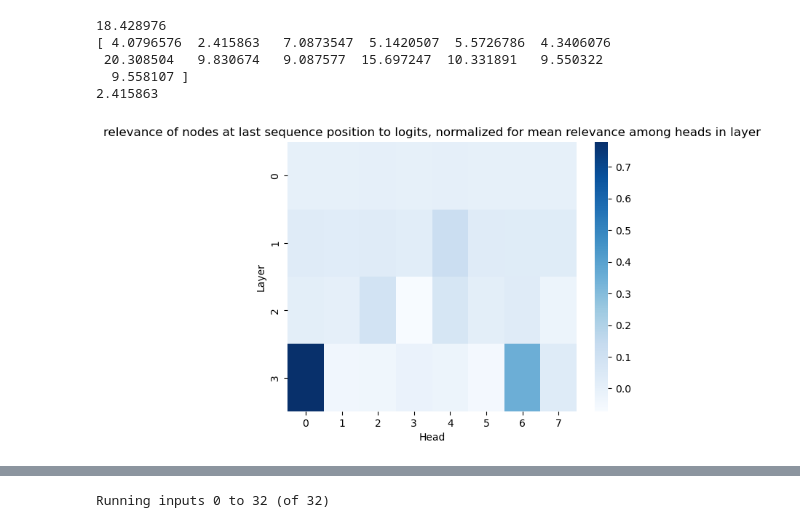
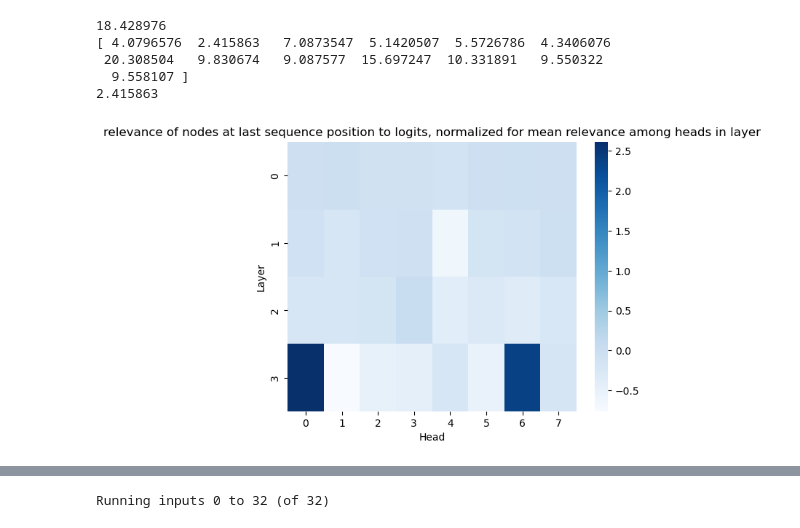
Before and after one commit to adelaidehsu/CD_Circuit, a Jupyter notebook: notebooks/docstring_exploration.ipynb, the cells around one changed output, grey strips where cells are left out. Saved outputs shown, nothing was run; the diff lists cells and outputs as text; code cells hidden in the pictures.

```diff
--- a/notebooks/docstring_exploration.ipynb
+++ b/notebooks/docstring_exploration.ipynb
@@ -484,51 +542,14 @@ print(np.min(diffs))
  20.308504   9.830674   9.087577  15.697247  10.331891   9.550322
   9.558107 ]
 2.415863
-# %%
-text = prompts[prompt_idx].clean_prompt
-
-relevances = np.zeros((num_layers, seq_len, num_attention_heads))
-tokens = model.to_str_tokens(text) # NOT to_tokens(text)
-Result = collections.namedtuple('Result', ('ablation_set', 'score'))
-results = []
-
-for layer_idx in range(num_layers):
-    for seq_pos in range(seq_len):
-        for head_idx in range(num_attention_heads):
-            score = 0
-            decomp = out_decomps[layer_idx * seq_len * num_attention_heads + seq_pos * num_attention_heads + head_idx]
-            correct_logit_idx = model.to_single_token(tokens[pos_labels.index("C_def")])
-            rel_correct_logit = decomp.rel[0, -1, correct_logit_idx]
-            incorrect_seq_idxs = [pos_labels.index("A_def"), pos_labels.index("B_def"),
-                             pos_labels.index("rand0"),
-                             pos_labels.index("rand1"),
-                             pos_labels.index("rand2"),
-                             pos_labels.index("rand3"),
-                             pos_labels.index("rand4"),
-                             pos_labels.index("rand5"),
-                             pos_labels.index("rand6"),
-                             pos_labels.index("rand7"),
-                             pos_labels.index("rand8"),
-                             pos_labels.index("rand9"),
-                             pos_labels.index("rand10"),
-                             ]
-            incorrect_logit_idxs = [model.to_single_token(tokens[idx]) for idx in incorrect_seq_idxs]
-            rel_incorrect_logits = decomp.rel[0, -1, incorrect_logit_idxs]
-            score = np.min(rel_correct_logit - rel_incorrect_logits)
-            relevances[layer_idx, seq_pos, head_idx] = score
-            results.append(Result(decomp.ablation_set, score))
-sums_per_layer = np.sum(relevances, axis=(1, 2))
-sums_per_layer[sums_per_layer == 0] = -1e-8
-normalized_relevances = relevances / np.expand_dims(sums_per_layer, (1, 2))
-results.sort(key=operator.attrgetter('score'), reverse=True)
 # %%
 
-s = sns.heatmap(normalized_relevances[:, -1, :], xticklabels = range(num_attention_heads), yticklabels = range(num_layers), cmap='Blues', cbar_kws={'label': ''})
+s = sns.heatmap(relevances[:, -1, :], xticklabels = range(num_attention_heads), yticklabels = range(num_layers), cmap='Blues', cbar_kws={'label': ''})
 s.set(xlabel='Head', ylabel='Layer')
 plt.title("relevance of nodes at last sequence position to logits, normalized for mean relevance among heads in layer")
 plt.show()
 # %% [output]
-[figure, old version]
+[figure, new version]
 # %%
 for result in results[:20]:
     print(result)
```
Also changed, not shown: parts of 49 cells of this notebook, 6 other files.
